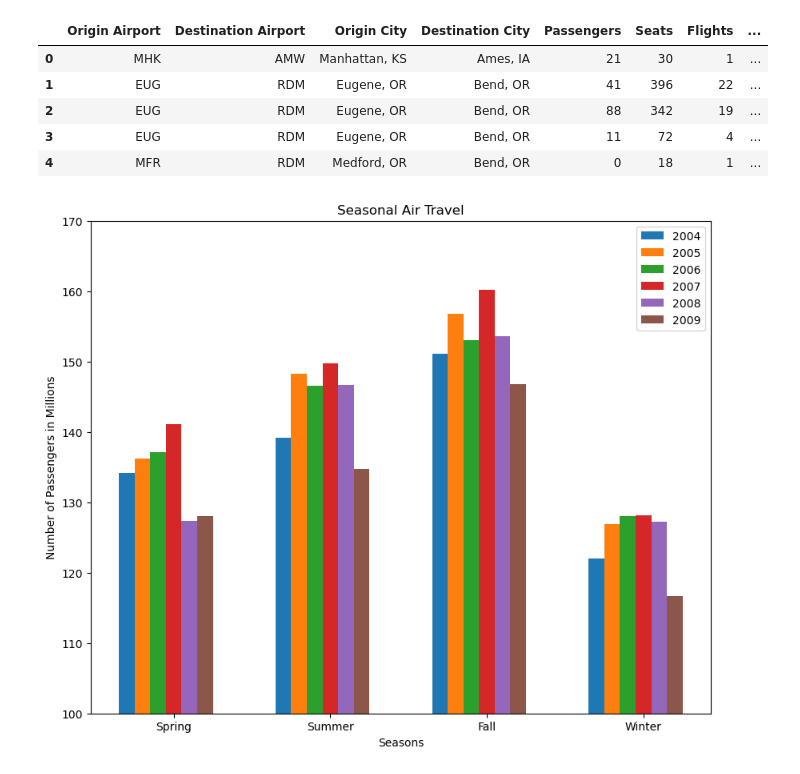
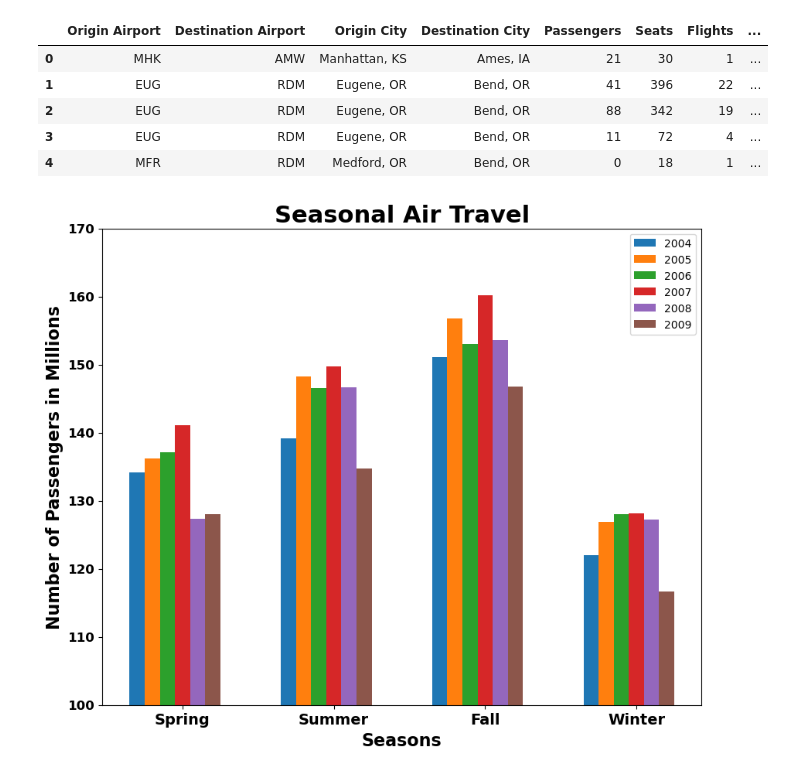
Before and after one commit to gigodata/08-EV-charging, a Jupyter notebook: Seasonality.ipynb, the cells around one changed output. Drawn from its saved outputs; the diff is of its cells as text; code cells hidden in the pictures.

Commit message:
Formatted the title and labels

```diff
--- a/Seasonality.ipynb
+++ b/Seasonality.ipynb
@@ -58,24 +58,25 @@ _2009_passengers = _2009_df[["Season", "Passengers"]].groupby("Season").sum()
 # %%
 # Plot the data to show the number of passengers per season, per year.
 
 x = np.arange(4)
 width = 0.1
 
 plt.figure(figsize=(10, 8))
 plt.bar(x-0.3, _2004_passengers["Passengers"], width)
 plt.bar(x-0.2, _2005_passengers["Passengers"], width)
 plt.bar(x-0.1, _2006_passengers["Passengers"], width)
 plt.bar(x, _2007_passengers["Passengers"], width)
 plt.bar(x+0.1, _2008_passengers["Passengers"], width)
 plt.bar(x+0.2, _2009_passengers["Passengers"], width)
 plt.ylim(100000000, 170000000)
-plt.xticks(x, ["Spring", "Summer", "Fall", "Winter"])
-plt.xlabel("Seasons")
-plt.ylabel("Number of Passengers in Millions")
+plt.yticks(fontweight = 'bold', fontsize = 12)
+plt.xticks(x, ["Spring", "Summer", "Fall", "Winter"], fontweight = 'bold', fontsize = 14)
+plt.xlabel("Seasons", fontweight = 'bold', fontsize = 16)
+plt.ylabel("Number of Passengers in Millions", fontweight = 'bold', fontsize = 16)
 plt.legend(["2004", "2005", "2006", "2007", "2008", "2009"], loc='upper right')
-plt.title("Seasonal Air Travel")
+plt.title("Seasonal Air Travel", fontweight = 'bold', fontsize = 22)
 current_values = plt.gca().get_yticks()
 plt.gca().set_yticklabels(['{:,.0f}'.format(x / 1000000) for x in current_values])
 plt.show()
 # %% [output]
-[figure, old version]
+[figure, new version]
```
